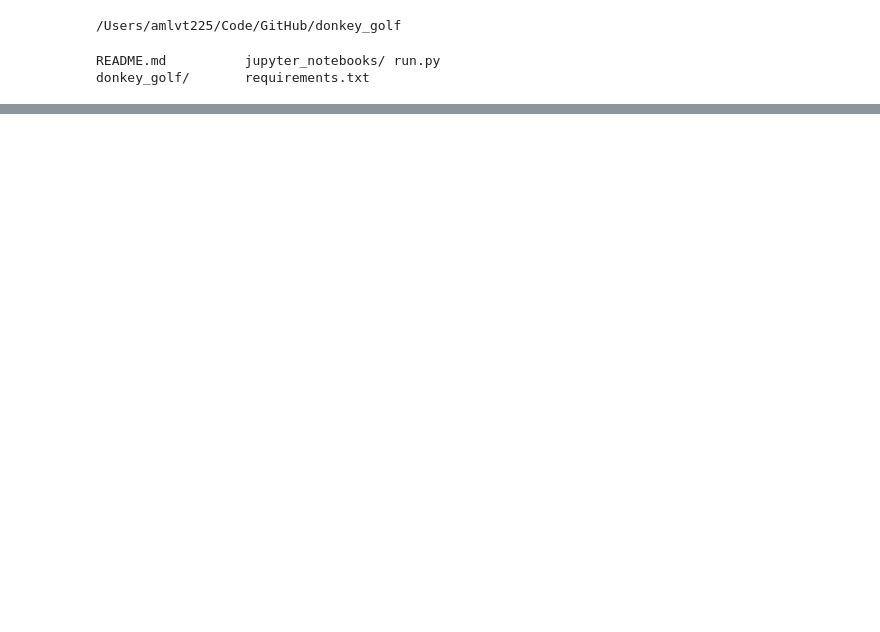
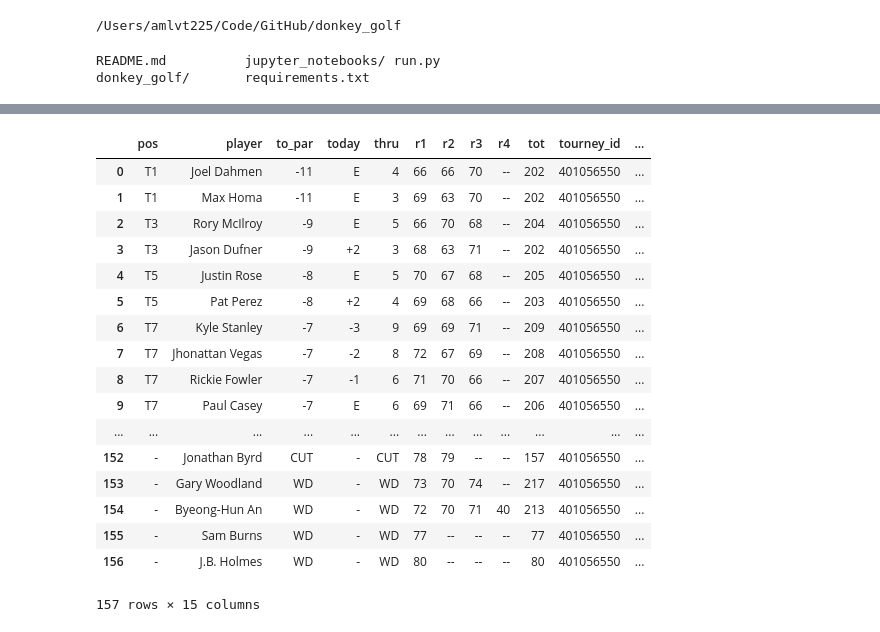
Before and after one commit to jbarton311/donkey_golf, a Jupyter notebook: jupyter_notebooks/class_testing.ipynb, the cells around one changed output, grey strips where cells are left out. Saved outputs shown, nothing was run; the diff lists cells and outputs as text; code cells hidden in the pictures; blank space fills up the shorter version.

Commit message:
Make sure leaderboard gets loaded when instance is run()

```diff
--- a/jupyter_notebooks/class_testing.ipynb
+++ b/jupyter_notebooks/class_testing.ipynb
@@ -162,0 +73,2 @@ tp.data
+# %%
+cmon = dg.data_things.LoadLeaderboard()
@@ -162,0 +79,2 @@ tp.data
+# %%
+cmon.run()
@@ -162,0 +90,2 @@ tp.data
+# %%
+cmon.load_leaderboard_to_db()
@@ -162,0 +95,21 @@ tp.data
+# %%
+cmon.data
+# %% [output]
+|  | pos | player | to_par | today | thru | r1 | r2 | r3 | r4 | tot | tourney_id | ... |
+| 0 | T1 | Joel Dahmen | -11 | E | 4 | 66 | 66 | 70 | -- | 202 | 401056550 | ... |
+| 1 | T1 | Max Homa | -11 | E | 3 | 69 | 63 | 70 | -- | 202 | 401056550 | ... |
+| 2 | T3 | Rory McIlroy | -9 | E | 5 | 66 | 70 | 68 | -- | 204 | 401056550 | ... |
+| 3 | T3 | Jason Dufner | -9 | +2 | 3 | 68 | 63 | 71 | -- | 202 | 401056550 | ... |
+| 4 | T5 | Justin Rose | -8 | E | 5 | 70 | 67 | 68 | -- | 205 | 401056550 | ... |
+| 5 | T5 | Pat Perez | -8 | +2 | 4 | 69 | 68 | 66 | -- | 203 | 401056550 | ... |
+| 6 | T7 | Kyle Stanley | -7 | -3 | 9 | 69 | 69 | 71 | -- | 209 | 401056550 | ... |
+| 7 | T7 | Jhonattan Vegas | -7 | -2 | 8 | 72 | 67 | 69 | -- | 208 | 401056550 | ... |
+| 8 | T7 | Rickie Fowler | -7 | -1 | 6 | 71 | 70 | 66 | -- | 207 | 401056550 | ... |
+| 9 | T7 | Paul Casey | -7 | E | 6 | 69 | 71 | 66 | -- | 206 | 401056550 | ... |
+| ... | ... | ... | ... | ... | ... | ... | ... | ... | ... | ... | ... | ... |
+| 152 | - | Jonathan Byrd | CUT | - | CUT | 78 | 79 | -- | -- | 157 | 401056550 | ... |
+| 153 | - | Gary Woodland | WD | - | WD | 73 | 70 | 74 | -- | 217 | 401056550 | ... |
+| 154 | - | Byeong-Hun An | WD | - | WD | 72 | 70 | 71 | 40 | 213 | 401056550 | ... |
+| 155 | - | Sam Burns | WD | - | WD | 77 | -- | -- | -- | 77 | 401056550 | ... |
+| 156 | - | J.B. Holmes | WD | - | WD | 80 | -- | -- | -- | 80 | 401056550 | ... |
+157 rows × 15 columns
```
Also changed, not shown: parts of 39 cells of this notebook, 1 other file.
